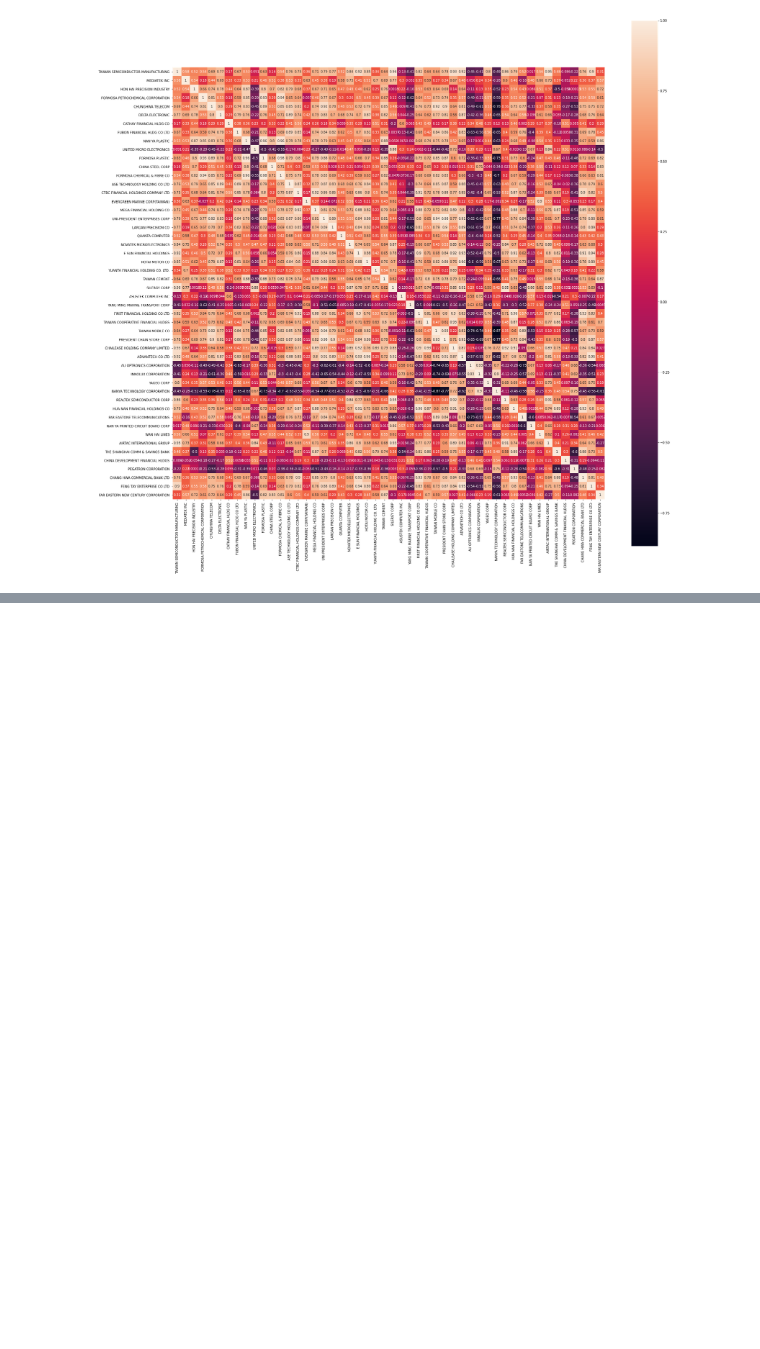
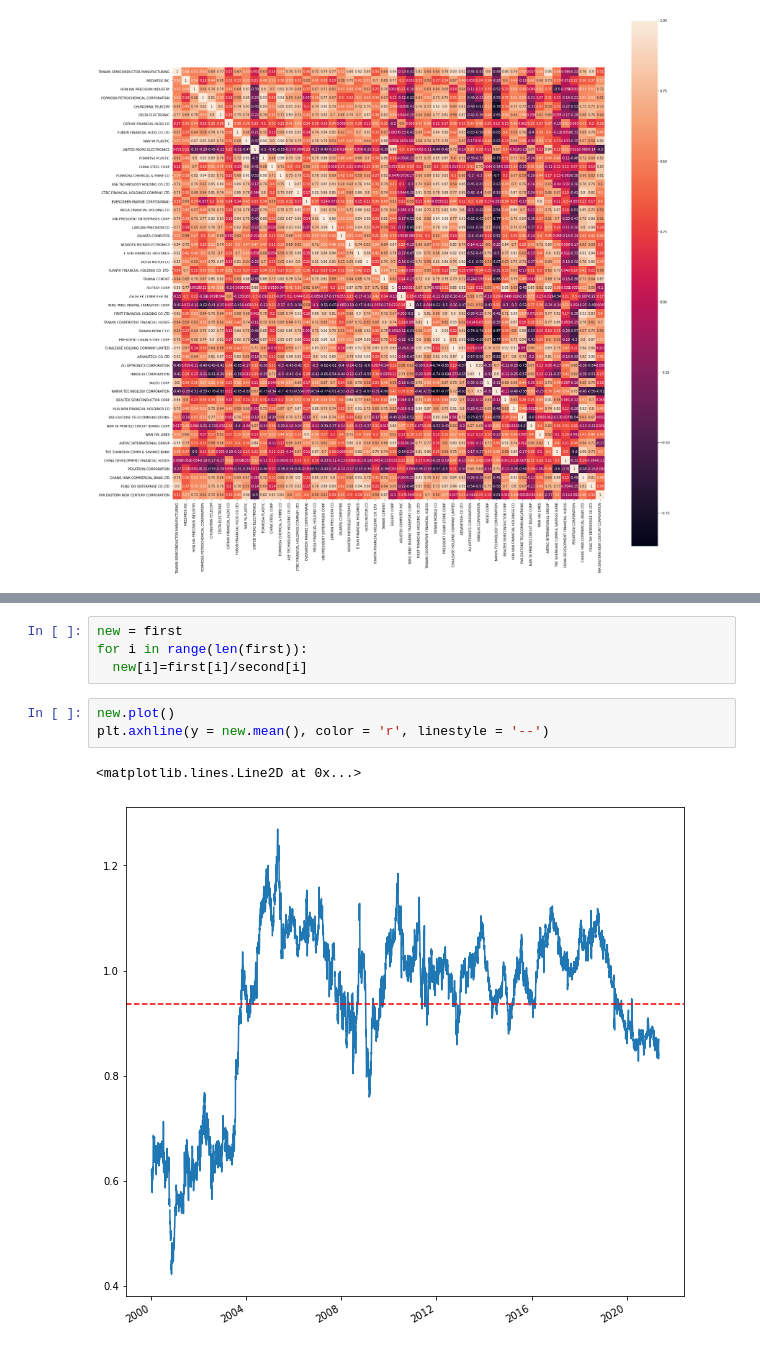
Before and after one commit to jerry910525/financial_project, a Jupyter notebook: pair_trading.ipynb, the cells around one changed output, grey strips where cells are left out. Saved outputs shown, nothing was run; the diff lists cells and outputs as text; blank space fills up the shorter version.

```diff
--- a/pair_trading.ipynb
+++ b/pair_trading.ipynb
@@ -138,0 +144,10 @@ TW50_history["FORMOSA PLASTIC "]["2015"].close.plot()
+# %%
+new = first
+for i in range(len(first)):
+  new[i]=first[i]/second[i]
+# %%
+new.plot()
+plt.axhline(y = new.mean(), color = 'r', linestyle = '--')
+# %% [output]
+<matplotlib.lines.Line2D at 0x...>
+[figure, added]
```
Also changed, not shown: parts of 4 cells of this notebook.
